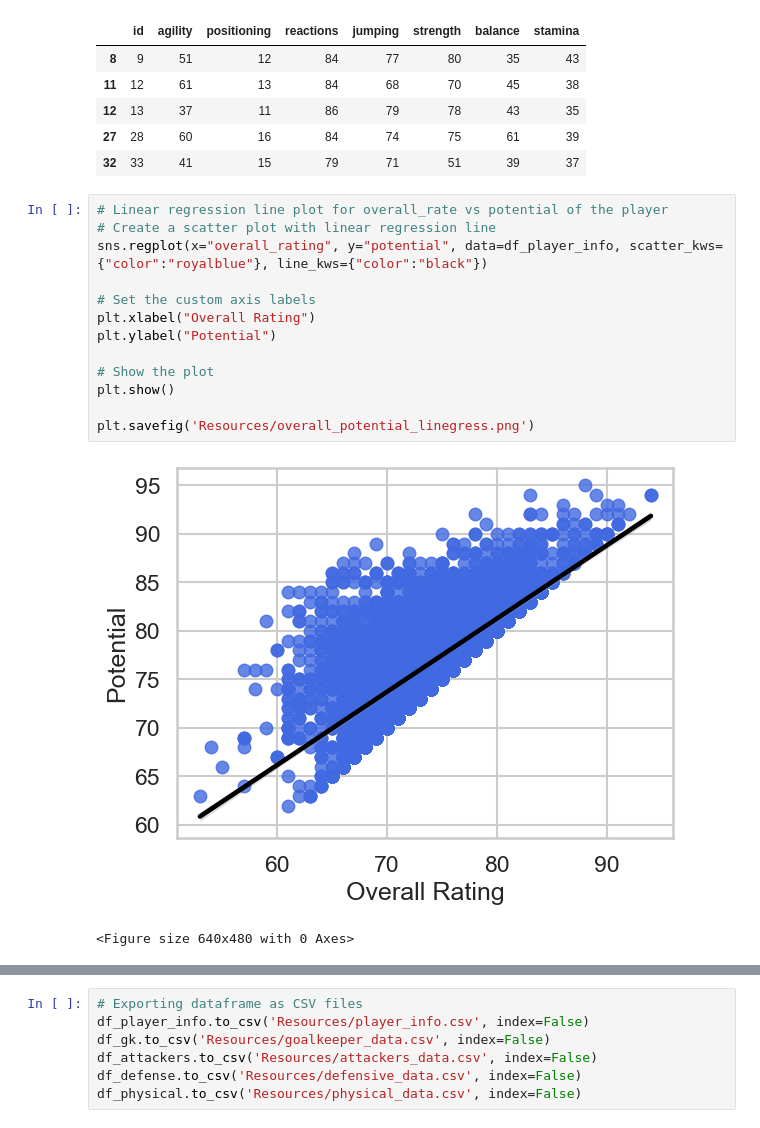
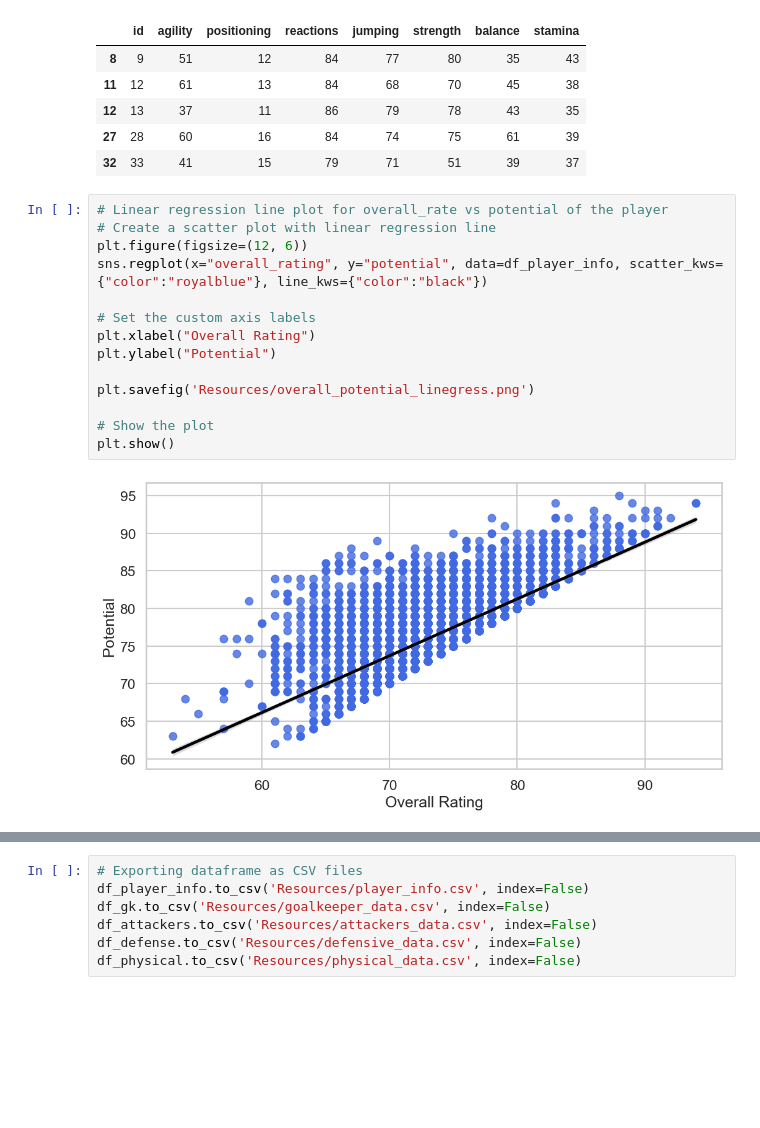
Before and after one commit to rdeshir10/Fifa_Analysis, a Jupyter notebook: footbal.ipynb, the cells around one changed output, grey strips where cells are left out. Drawn from its saved outputs; the diff is of its cells as text; blank space fills up the shorter version.

```diff
--- a/footbal.ipynb
+++ b/footbal.ipynb
@@ -196,19 +176,19 @@ df_gk.head()
 # %%
 # Linear regression line plot for overall_rate vs potential of the player
 # Create a scatter plot with linear regression line
+plt.figure(figsize=(12, 6))
 sns.regplot(x="overall_rating", y="potential", data=df_player_info, scatter_kws={"color":"royalblue"}, line_kws={"color":"black"})
 
 # Set the custom axis labels
 plt.xlabel("Overall Rating")
 plt.ylabel("Potential")
 
+plt.savefig('Resources/overall_potential_linegress.png')
+
 # Show the plot
 plt.show()
-
-plt.savefig('Resources/overall_potential_linegress.png')
 # %% [output]
-[figure, old version]
+[figure, new version]
-<Figure size 640x480 with 0 Axes>
 # %%
 # Boxplot on overall_rating and value_wage of the player
 # Create the boxplot with 'value_euro' values adjusted to millions
```
Also changed, not shown: parts of 5 cells of this notebook, 1 other file.
